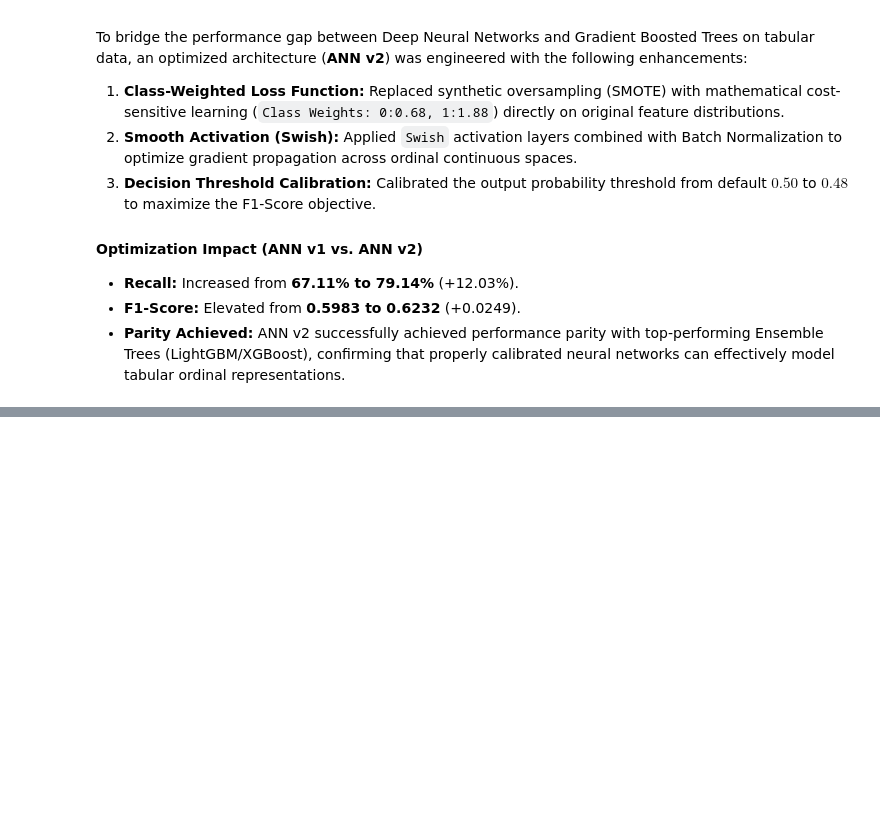
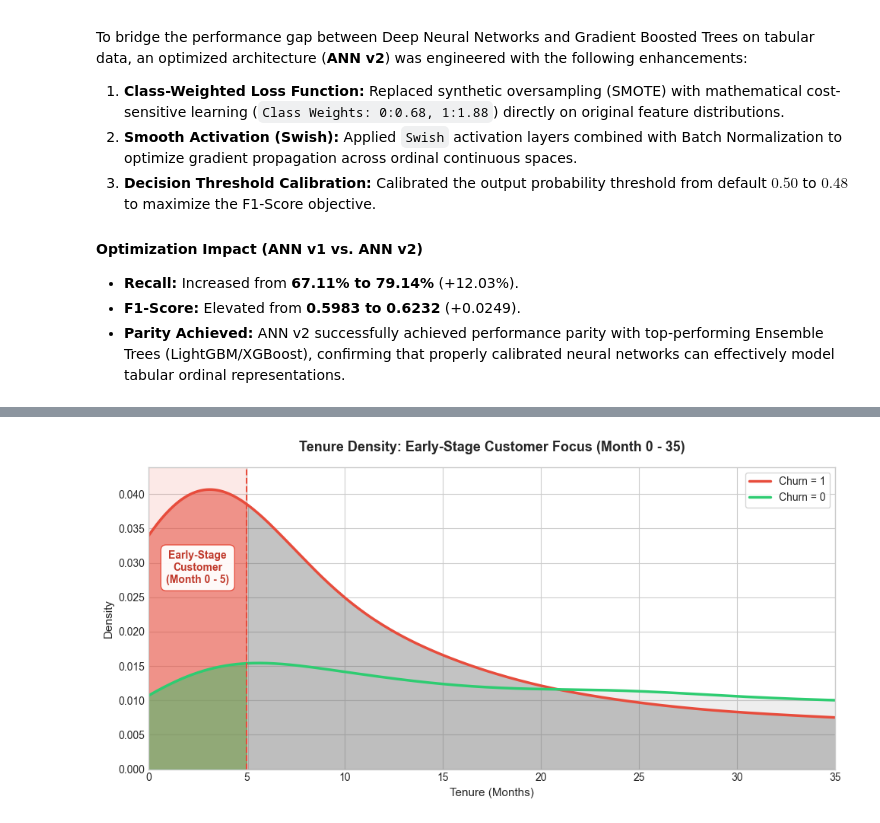
Before and after one commit to mherlypratama/Churn-Prediction, a Jupyter notebook: Scripts/ChurnPrediction.ipynb, the cells around one changed output, grey strips where cells are left out. Drawn from its saved outputs; the diff is of its cells as text; code cells hidden in the pictures; blank space fills up the shorter version.

```diff
--- a/Scripts/ChurnPrediction.ipynb
+++ b/Scripts/ChurnPrediction.ipynb
@@ -1184,0 +1371,54 @@ To bridge the performance gap between Deep Neural Networks and Gradient Boosted
+# %%
+# Set style visualisasi
+plt.style.use('seaborn-v0_8-whitegrid')
+
+# Pastikan data Tenure bertipe numerik dan Churn berupa biner (0 dan 1)
+tenure_0 = df[df['Churn'] == 0]['tenure'].dropna()
+tenure_1 = df[df['Churn'] == 1]['tenure'].dropna()
+
+# Hitung KDE khusus rentang 0 - 35
+kde_0 = gaussian_kde(tenure_0)
+kde_1 = gaussian_kde(tenure_1)
+
+x_range = np.linspace(0, 35, 500)
+density_0 = kde_0(x_range)
+density_1 = kde_1(x_range)
+
+# Create Plot
+fig, ax2 = plt.subplots(figsize=(10, 5))
+
+# Plot kurva garis utama
+ax2.plot(x_range, density_1, color='#e74c3c', linewidth=2.5, label='Churn = 1')
+ax2.plot(x_range, density_0, color='#2ecc71', linewidth=2.5, label='Churn = 0')
+
+# 1. Warna Terang (Focus Zone): Bulan 0 - 5
+mask_early = x_range <= 5
+ax2.fill_between(x_range[mask_early], density_1[mask_early], color='#e74c3c', alpha=0.55)
+ax2.fill_between(x_range[mask_early], density_0[mask_early], color='#2ecc71', alpha=0.55)
+
+# 2. Grayscale Zone: Bulan 5 - 35
+mask_late = (x_range > 5) & (x_range <= 35)
+ax2.fill_between(x_range[mask_late], density_1[mask_late], color='#555555', alpha=0.35) # Dark Gray
+ax2.fill_between(x_range[mask_late], density_0[mask_late], color='#aaaaaa', alpha=0.20) # Light Gray
+
+# Highlight Kotak Merah dari Bulan 0 - 5
+ax2.axvspan(0, 5, color='#e74c3c', alpha=0.12)
+ax2.axvline(x=5, color='#e74c3c', linestyle='--', linewidth=1.5)
+
+# Teks Annotation "Early-Stage Customer" (Posisi digeser sedikit ke kanan agar tidak menutupi puncak kurva)
+ax2.text(2.5, max(density_1) * 0.72, 'Early-Stage\nCustomer\n(Month 0 - 5)',
+         color='#c0392b', fontsize=10, fontweight='bold', ha='center', va='center',
+         bbox=dict(boxstyle='round,pad=0.5', facecolor='white', edgecolor='#e74c3c', alpha=0.95))
+
+# Pengaturan Sumbu & Limit (Fokus Sumbu X: 0 s.d 35)
+ax2.set_title('Tenure Density: Early-Stage Customer Focus (Month 0 - 35)', fontsize=13, fontweight='bold', pad=15)
+ax2.set_xlabel('Tenure (Months)', fontsize=11)
+ax2.set_ylabel('Density', fontsize=11)
+ax2.set_xlim(0, 35)
+ax2.set_ylim(0, max(density_1) * 1.08) # Memberikan space atas yang cukup untuk legend & annotation
+ax2.legend(loc='upper right', frameon=True)
+
+plt.tight_layout()
+plt.show()
+# %% [output]
+[figure, added]
```
Also changed, not shown: parts of 14 cells of this notebook.
